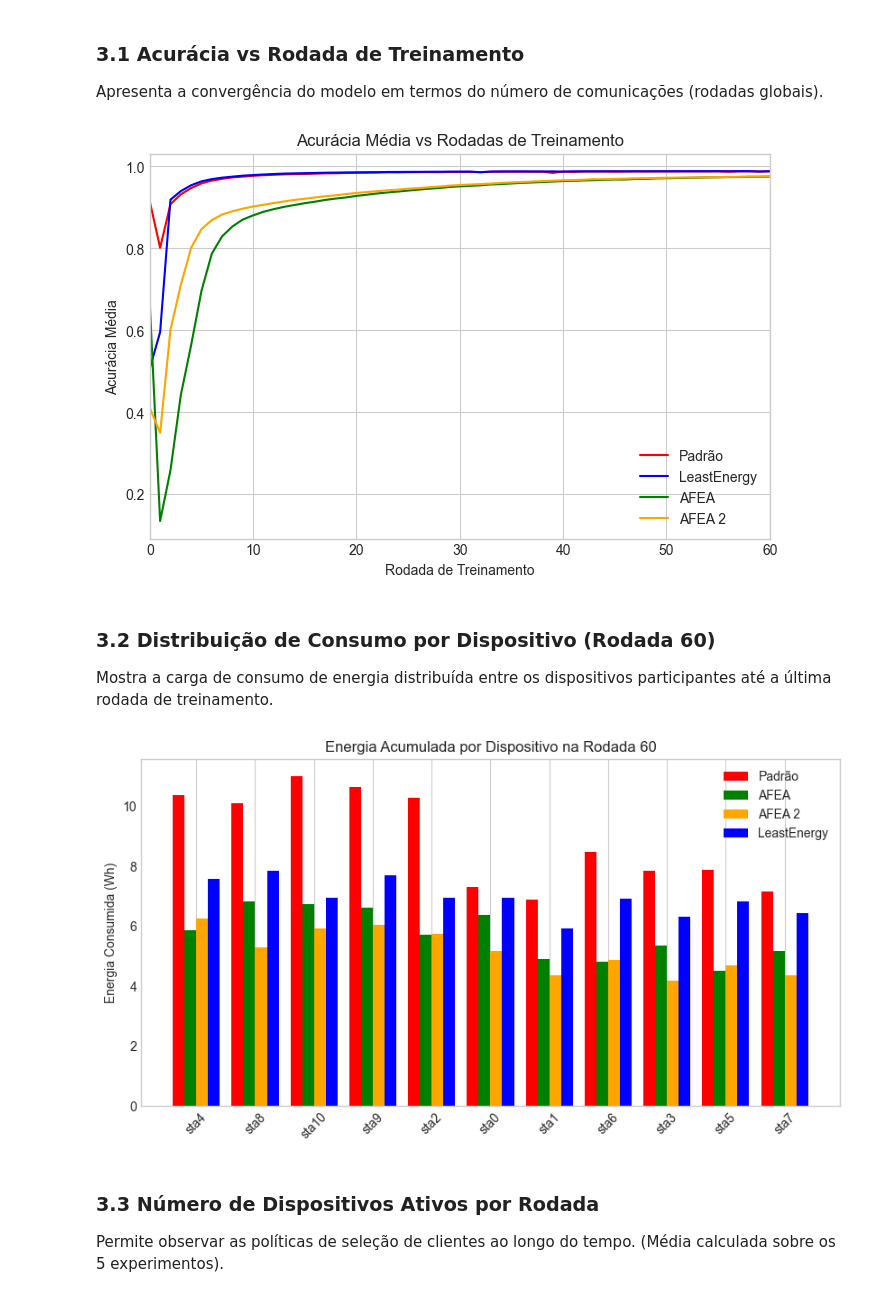
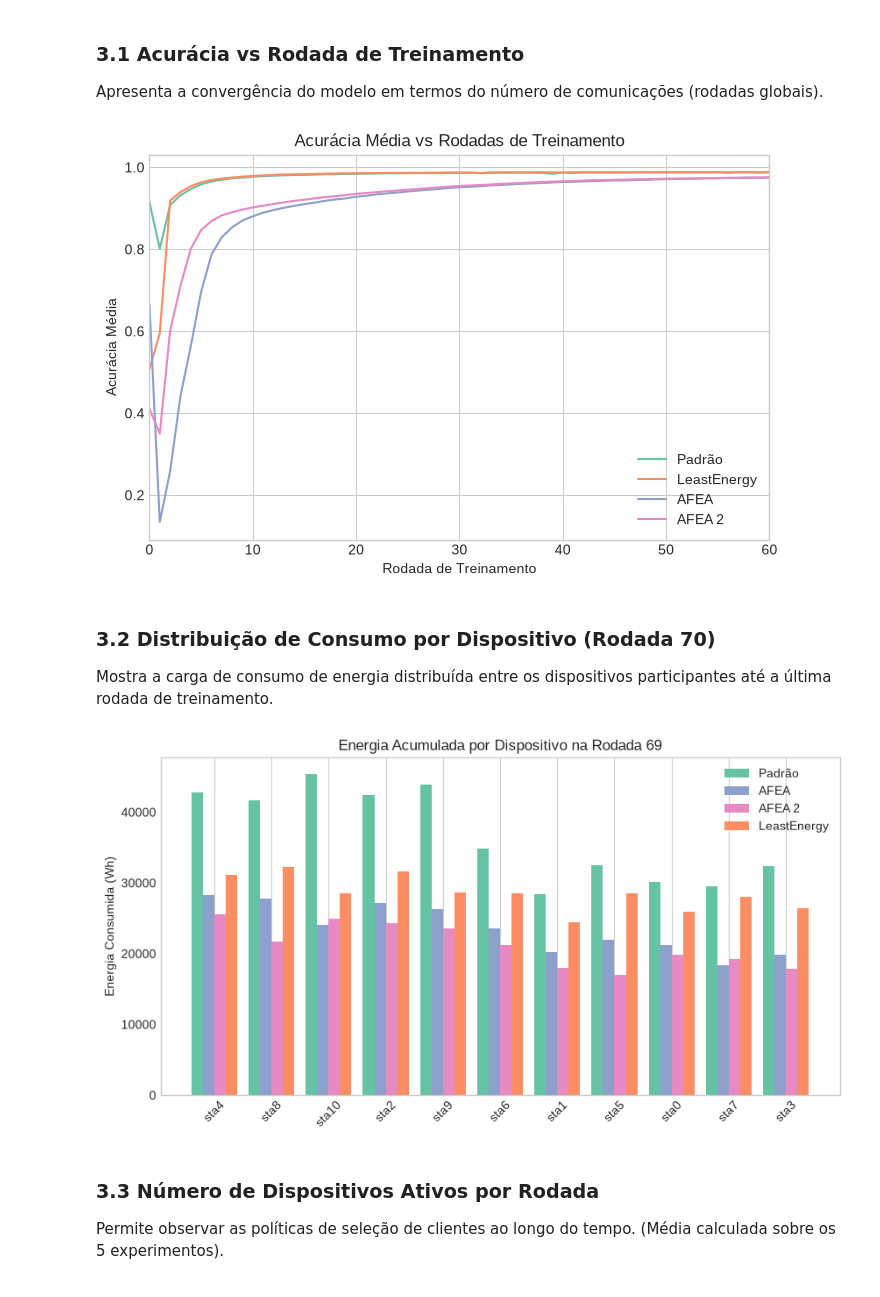
Before and after one commit to niloMarchiori/dissertacao_code, a Jupyter notebook: Analise/Analise_iid.ipynb, the cells around one changed output. Drawn from its saved outputs; the diff is of its cells as text; code cells hidden in the pictures.

```diff
--- a/Analise/Analise_iid.ipynb
+++ b/Analise/Analise_iid.ipynb
@@ -121,10 +121,10 @@ Análises adicionais para aprofundar o entendimento sobre a eficiência da rede.
 Apresenta a convergência do modelo em termos do número de comunicações (rodadas globais).
 # %%
 plt.figure(figsize=(8, 5))
-plt.plot(acc_padrao.index, acc_padrao.values, label='Padrão', color='red')
-plt.plot(acc_least.index, acc_least.values, label='LeastEnergy', color='blue')
-plt.plot(acc_afea.index, acc_afea.values, label='AFEA', color='green')
-plt.plot(acc_afea_2.index, acc_afea_2.values, label='AFEA 2', color='orange')
+plt.plot(acc_padrao.index, acc_padrao.values, label='Padrão', color='#66c2a5')
+plt.plot(acc_least.index, acc_least.values, label='LeastEnergy', color='#fc8d62')
+plt.plot(acc_afea.index, acc_afea.values, label='AFEA', color='#8da0cb')
+plt.plot(acc_afea_2.index, acc_afea_2.values, label='AFEA 2', color='#e78ac3')
 plt.xlabel('Rodada de Treinamento')
 plt.ylabel('Acurácia Média')
 plt.title('Acurácia Média vs Rodadas de Treinamento')
@@ -134,43 +134,43 @@ plt.grid(True)
 plt.savefig('figuras/iid_acc_rodada.eps', format='eps', bbox_inches='tight')
 plt.show()
 # %% [output]
-[figure, old version]
+[figure, new version]
 # %% [markdown]
-### 3.2 Distribuição de Consumo por Dispositivo (Rodada 60)
+### 3.2 Distribuição de Consumo por Dispositivo (Rodada 70)
 Mostra a carga de consumo de energia distribuída entre os dispositivos participantes até a última rodada de treinamento.
 # %%
-def get_device_energy_at_round(df, target_round=60):
+def get_device_energy_at_round(df, target_round=69):
     consumption_cols = [c for c in df.columns if c.startswith('consumption_sta')]
     if target_round in df.index:
-        return df.loc[target_round, consumption_cols] / 3600.0
+        return df.loc[target_round, consumption_cols]
     return None
 
-dev_energy_padrao = get_device_energy_at_round(df_padrao, 60)
-dev_energy_least = get_device_energy_at_round(df_leastEnergy, 60)
-dev_energy_afea = get_device_energy_at_round(df_afea, 60)
-dev_energy_afea_2 = get_device_energy_at_round(df_afea_2, 60)
+dev_energy_padrao = get_device_energy_at_round(df_padrao, 69)
+dev_energy_least = get_device_energy_at_round(df_leastEnergy, 69)
+dev_energy_afea = get_device_energy_at_round(df_afea, 69)
+dev_energy_afea_2 = get_device_energy_at_round(df_afea_2, 69)
 
 if dev_energy_padrao is not None and dev_energy_least is not None and dev_energy_afea is not None and dev_energy_afea_2 is not None:
     labels = [c.replace('consumption_', '') for c in dev_energy_padrao.index]
     x = np.arange(len(labels))
     width = 0.2
 
     fig, ax = plt.subplots(figsize=(10, 5))
-    ax.bar(x - 1.5*width, dev_energy_padrao.values, width, label='Padrão', color='red')
-    ax.bar(x - 0.5*width, dev_energy_afea.values, width, label='AFEA', color='green')
-    ax.bar(x + 0.5*width, dev_energy_afea_2.values, width, label='AFEA 2', color='orange')
-    ax.bar(x + 1.5*width, dev_energy_least.values, width, label='LeastEnergy', color='blue')
+    ax.bar(x - 1.5*width, dev_energy_padrao.values, width, label='Padrão', color='#66c2a5')
+    ax.bar(x - 0.5*width, dev_energy_afea.values, width, label='AFEA', color='#8da0cb')
+    ax.bar(x + 0.5*width, dev_energy_afea_2.values, width, label='AFEA 2', color='#e78ac3')
+    ax.bar(x + 1.5*width, dev_energy_least.values, width, label='LeastEnergy', color='#fc8d62')
 
     ax.set_ylabel('Energia Consumida (Wh)')
-    ax.set_title('Energia Acumulada por Dispositivo na Rodada 60')
+    ax.set_title('Energia Acumulada por Dispositivo na Rodada 69')
     ax.set_xticks(x)
     ax.set_xticklabels(labels, rotation=45)
     ax.legend()
     plt.grid(axis='y')
     plt.savefig('figuras/iid_consumo_sta.eps', format='eps', bbox_inches='tight')
     plt.show()
 # %% [output]
-[figure, old version]
+[figure, new version]
 # %% [markdown]
 ### 3.3 Número de Dispositivos Ativos por Rodada
 Permite observar as políticas de seleção de clientes ao longo do tempo. (Média calculada sobre os 5 experimentos).
```
Also changed, not shown: parts of 5 cells of this notebook, 18 other files.
